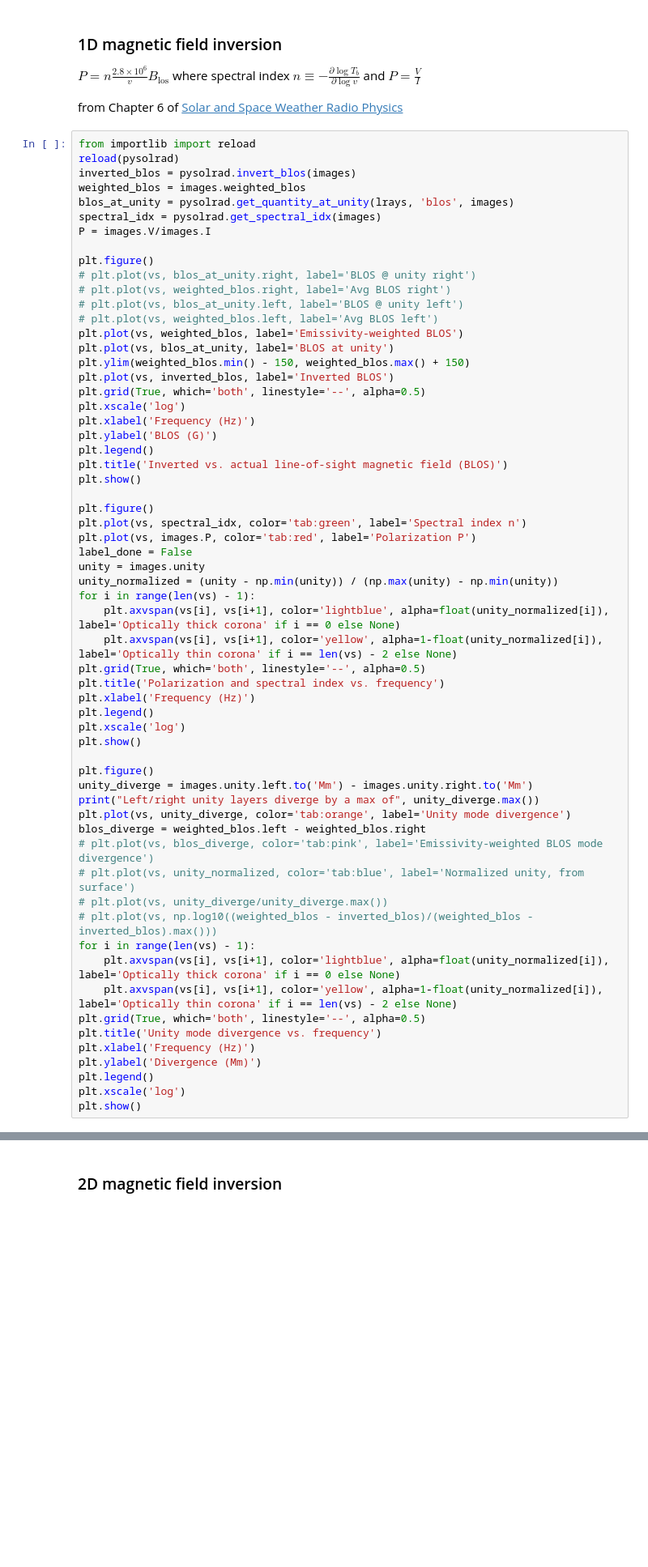
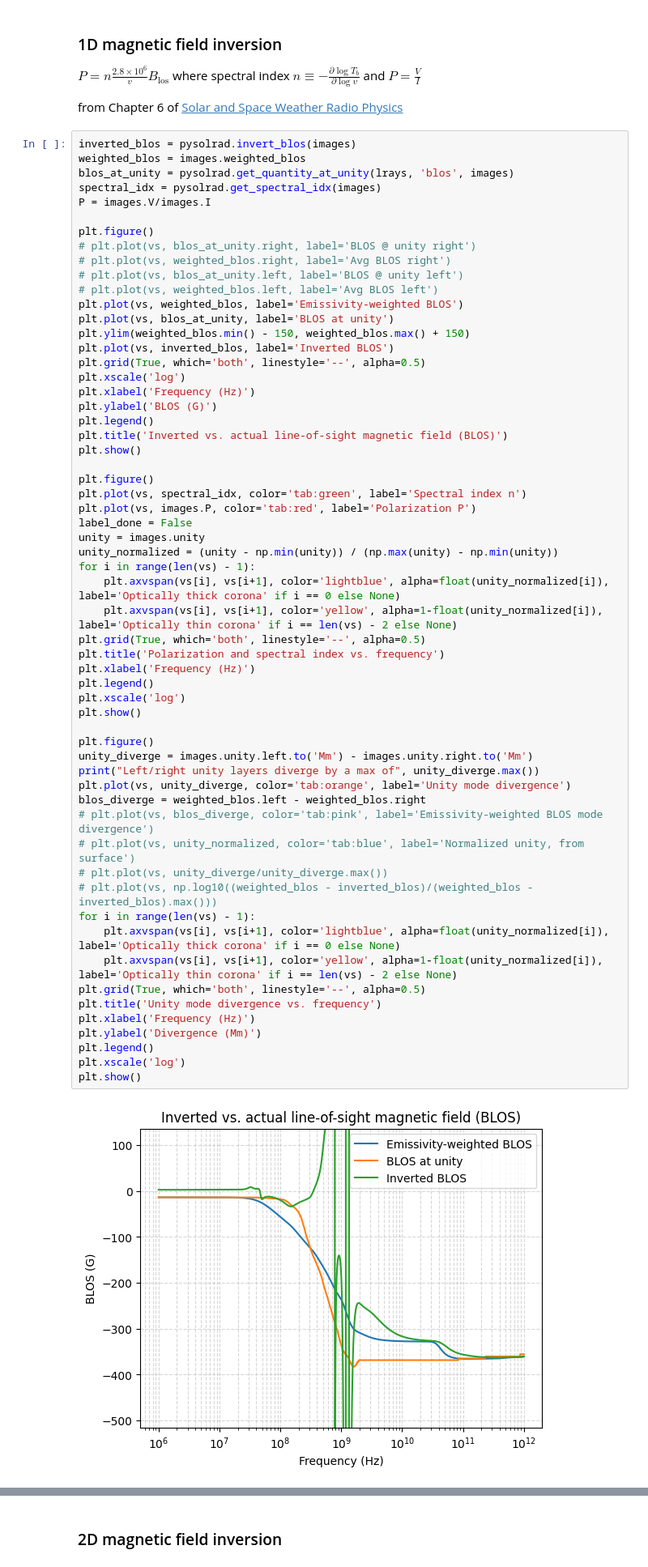
Before and after one commit to underpig1/pysolrad, a Jupyter notebook: sunspot-synthesis.ipynb, the cells around one changed output, grey strips where cells are left out. Shown at 81% size. Saved outputs shown, nothing was run; the diff lists cells and outputs as text; blank space fills up the shorter version.

```diff
--- a/sunspot-synthesis.ipynb
+++ b/sunspot-synthesis.ipynb
@@ -202,8 +205,6 @@ $P=n\frac{2.8\times 10^6}{v}B_{\text{los}}$ where spectral index $n\equiv -\frac
 
 from Chapter 6 of [Solar and Space Weather Radio Physics](https://drive.google.com/file/d/1nPEj6RIKA_eOtnwODCnCgedhT0LWunM2/view)
 # %%
-from importlib import reload
-reload(pysolrad)
 inverted_blos = pysolrad.invert_blos(images)
 weighted_blos = images.weighted_blos
 blos_at_unity = pysolrad.get_quantity_at_unity(lrays, 'blos', images)
@@ -235,30 +236,32 @@ unity = images.unity
 unity_normalized = (unity - np.min(unity)) / (np.max(unity) - np.min(unity))
 for i in range(len(vs) - 1):
     plt.axvspan(vs[i], vs[i+1], color='lightblue', alpha=float(unity_normalized[i]), label='Optically thick corona' if i == 0 else None)
     plt.axvspan(vs[i], vs[i+1], color='yellow', alpha=1-float(unity_normalized[i]), label='Optically thin corona' if i == len(vs) - 2 else None)
 plt.grid(True, which='both', linestyle='--', alpha=0.5)
 plt.title('Polarization and spectral index vs. frequency')
 plt.xlabel('Frequency (Hz)')
 plt.legend()
 plt.xscale('log')
 plt.show()
 
 plt.figure()
 unity_diverge = images.unity.left.to('Mm') - images.unity.right.to('Mm')
 print("Left/right unity layers diverge by a max of", unity_diverge.max())
 plt.plot(vs, unity_diverge, color='tab:orange', label='Unity mode divergence')
 blos_diverge = weighted_blos.left - weighted_blos.right
 # plt.plot(vs, blos_diverge, color='tab:pink', label='Emissivity-weighted BLOS mode divergence')
 # plt.plot(vs, unity_normalized, color='tab:blue', label='Normalized unity, from surface')
 # plt.plot(vs, unity_diverge/unity_diverge.max())
 # plt.plot(vs, np.log10((weighted_blos - inverted_blos)/(weighted_blos - inverted_blos).max()))
 for i in range(len(vs) - 1):
     plt.axvspan(vs[i], vs[i+1], color='lightblue', alpha=float(unity_normalized[i]), label='Optically thick corona' if i == 0 else None)
     plt.axvspan(vs[i], vs[i+1], color='yellow', alpha=1-float(unity_normalized[i]), label='Optically thin corona' if i == len(vs) - 2 else None)
 plt.grid(True, which='both', linestyle='--', alpha=0.5)
 plt.title('Unity mode divergence vs. frequency')
 plt.xlabel('Frequency (Hz)')
 plt.ylabel('Divergence (Mm)')
 plt.legend()
 plt.xscale('log')
 plt.show()
+# %% [output]
+[figure, added]
```
Also changed, not shown: parts of 6 cells of this notebook, 40 other files.
